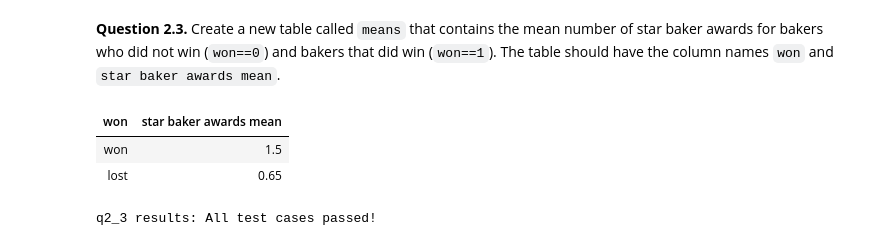
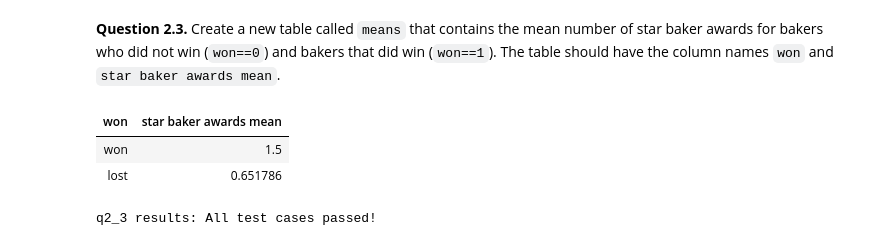
Before and after one commit to RickMeskimen/24-Fall-data1350, a Jupyter notebook: lab07/lab07.ipynb, the cells around one changed output. Saved outputs shown, nothing was run; the diff lists cells and outputs as text; code cells hidden in the pictures.

```diff
--- a/lab07/lab07.ipynb
+++ b/lab07/lab07.ipynb
@@ -102,17 +102,17 @@ bakers.show(3)
 # %%
 star_lost = bakers.where('won',are.equal_to(0))
 star_lost_mean = np.mean(star_lost.column('star baker awards'))
 star_won = bakers.where('won',are.equal_to(1))
 star_won_mean = np.mean(star_won.column('star baker awards'))
 mean_table = Table()
-won_arrays = np.round(make_array(star_won_mean,star_lost_mean),2)
+won_arrays = make_array(star_won_mean,star_lost_mean)
 word_arrays = make_array('won','lost')
 means = mean_table.with_columns('won',word_arrays,'star baker awards mean',won_arrays)
 means
 # %% [output]
 | won | star baker awards mean |
 | won | 1.5 |
-| lost | 0.65 |
+| lost | 0.651786 |
 # %%
 grader.check("q2_3")
 # %% [output]
```
Also changed, not shown: parts of 3 cells of this notebook, 1 other file.
